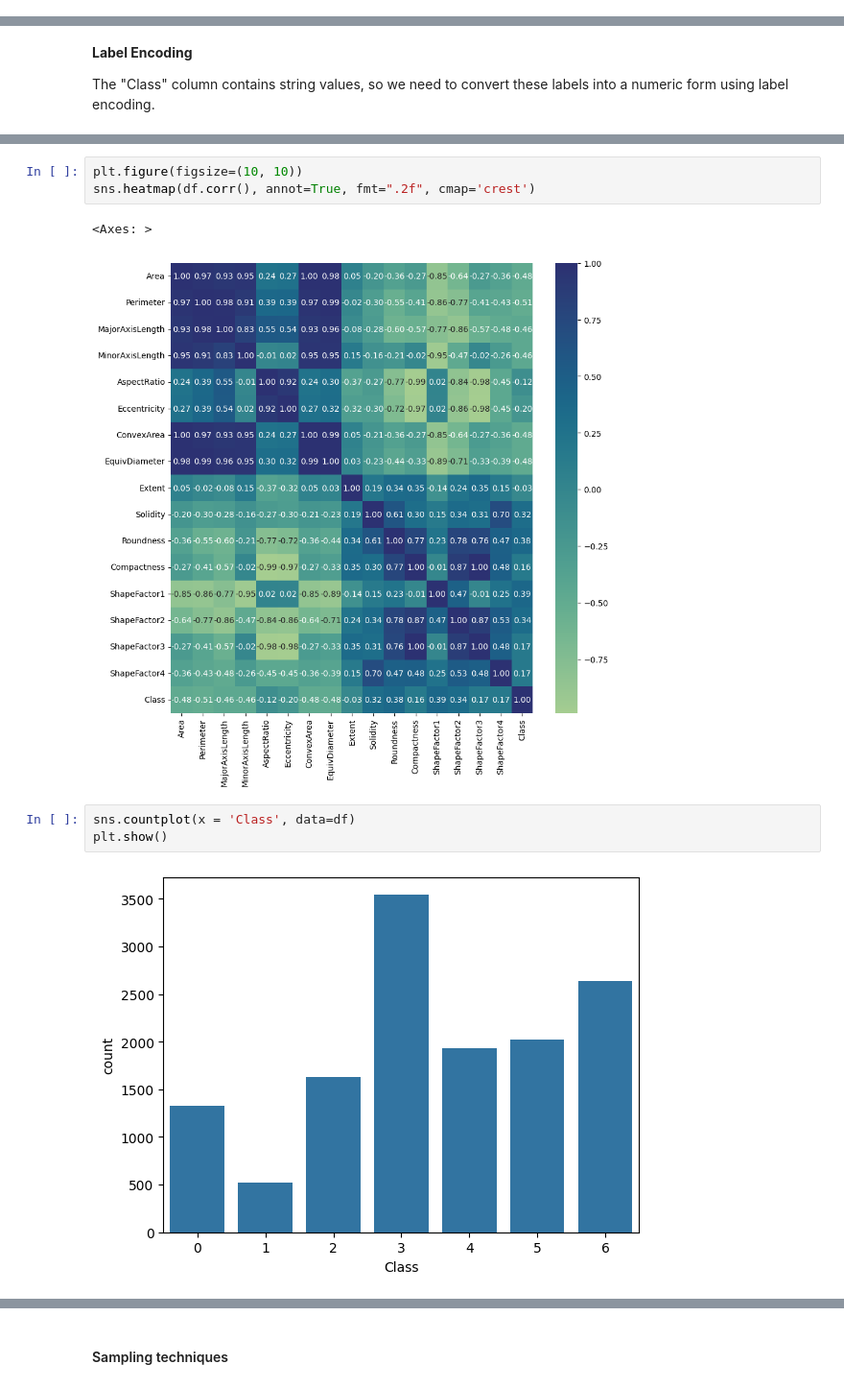
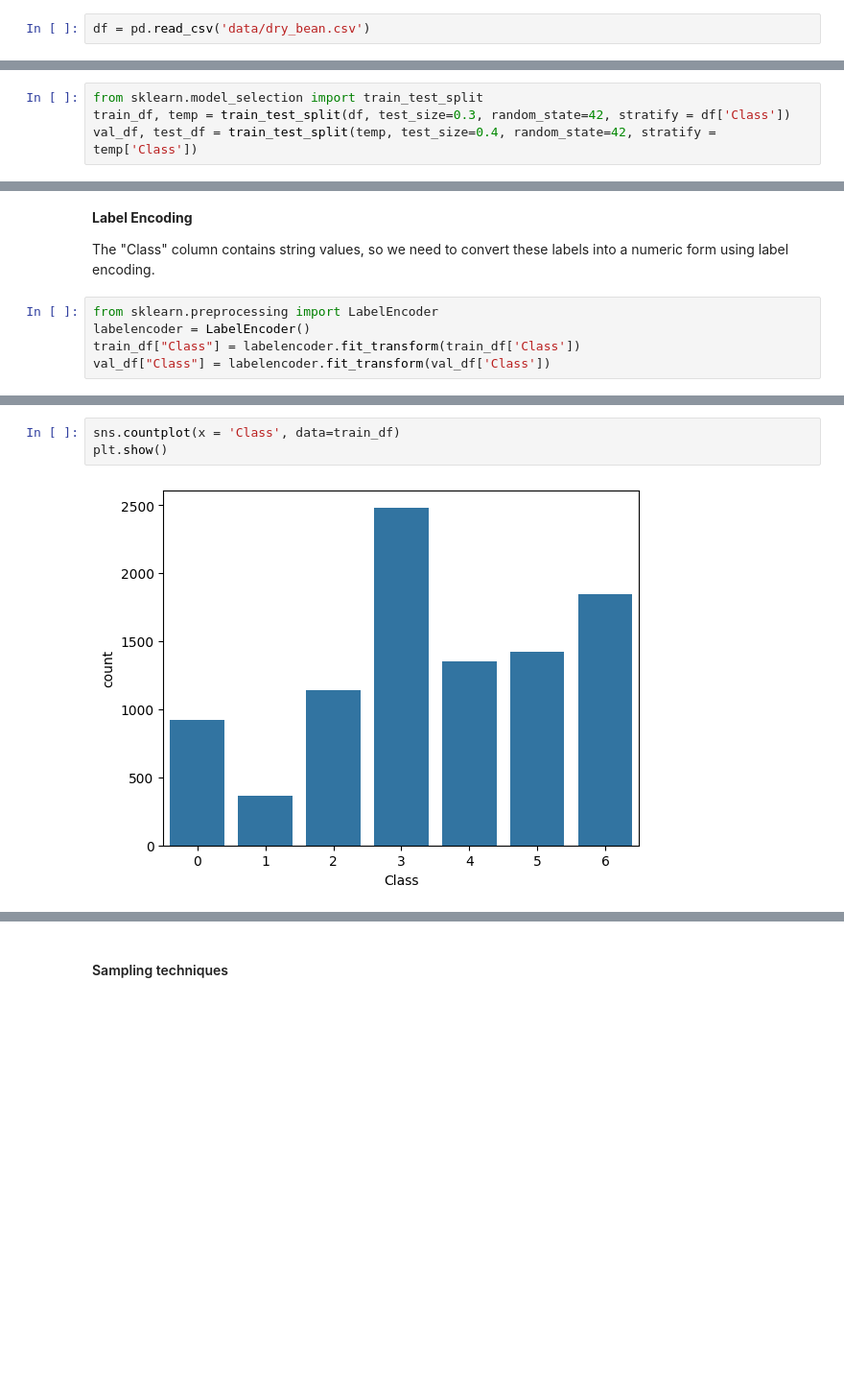
Before and after one commit to Jaykold/dry-bean-predictor, a Jupyter notebook: notebook/dry_bean.ipynb, the cells around one changed output, grey strips where cells are left out. Shown at 96% size. Drawn from its saved outputs; the diff is of its cells as text; blank space fills up the shorter version.

Commit message:
Added mlflow.db & train, test, validate data

```diff
--- a/notebook/dry_bean.ipynb
+++ b/notebook/dry_bean.ipynb
@@ -48,3 +42,5 @@ df.head()
+# %%
+df = pd.read_csv('data/dry_bean.csv')
 # %%
 df.shape
 # %% [output]
@@ -65,3 +61,7 @@ df.describe()
 | 50% | 44652.000 | 794.941 | 296.883 | 192.432 | 1.551 | 0.764 | 45178.000 | ... |
 | 75% | 61332.000 | 977.213 | 376.495 | 217.032 | 1.707 | 0.810 | 62294.000 | ... |
 | max | 254616.000 | 1985.370 | 738.860 | 460.198 | 2.430 | 0.911 | 263261.000 | ... |
+# %%
+from sklearn.model_selection import train_test_split
+train_df, temp = train_test_split(df, test_size=0.3, random_state=42, stratify = df['Class'])
+val_df, test_df = train_test_split(temp, test_size=0.4, random_state=42, stratify = temp['Class'])
@@ -69,3 +88,8 @@ df.describe()
 **Label Encoding**
 
 The "Class" column contains string values, so we need to convert these labels into a numeric form using label encoding.
+# %%
+from sklearn.preprocessing import LabelEncoder
+labelencoder = LabelEncoder()
+train_df["Class"] = labelencoder.fit_transform(train_df['Class'])
+val_df["Class"] = labelencoder.fit_transform(val_df['Class'])
@@ -76,12 +118,6 @@ df["Class"] = labelencoder.fit_transform(df['Class'])
-# %%
-plt.figure(figsize=(10, 10))
-sns.heatmap(df.corr(), annot=True, fmt=".2f", cmap='crest')
-# %% [output]
-<Axes: >
-[figure, removed]
 # %%
-sns.countplot(x = 'Class', data=df)
+sns.countplot(x = 'Class', data=train_df)
 plt.show()
 # %% [output]
-[figure, old version]
+[figure, new version]
 # %%
```
Also changed, not shown: parts of 20 cells of this notebook, 49 other files.
